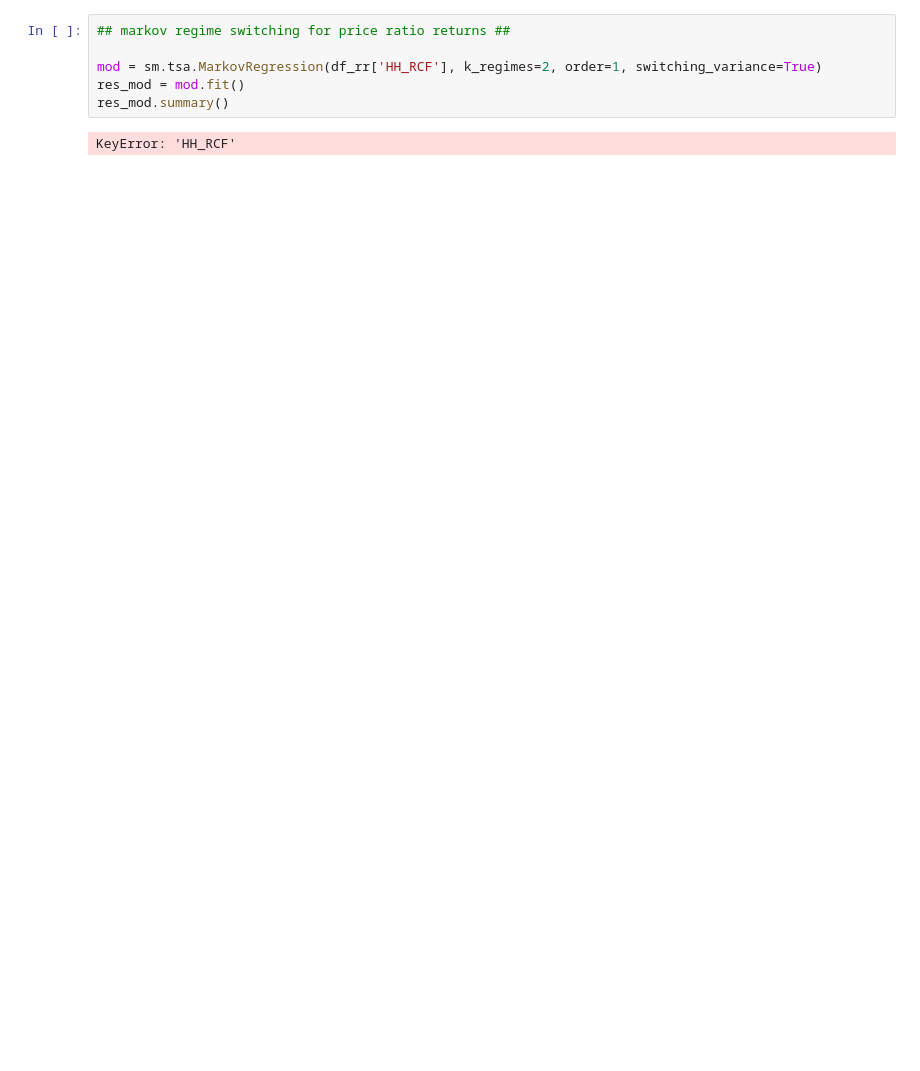
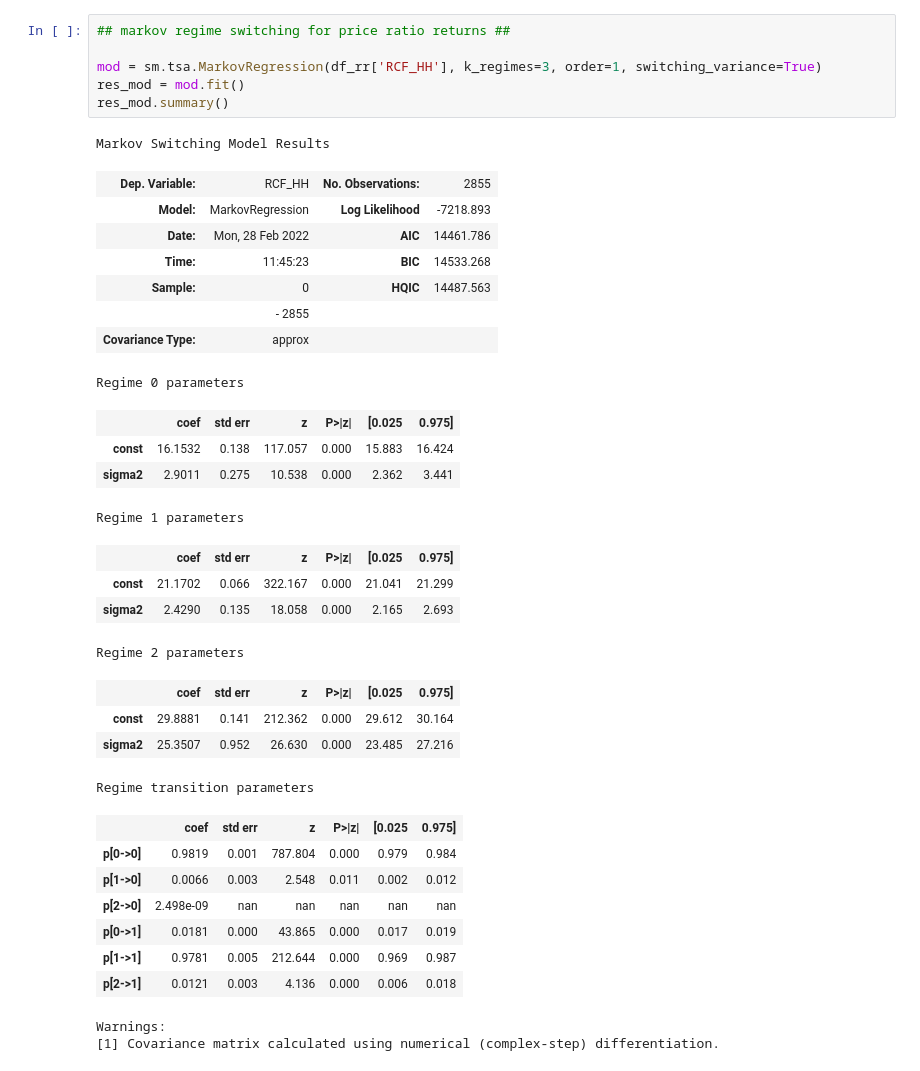
Before and after one commit to joe-ascroft/phd, a Jupyter notebook: jupyter code/metrics/markov-switching-ratios.ipynb, the cells around one changed output. Saved outputs shown, nothing was run; the diff lists cells and outputs as text; blank space fills up the shorter version.

Commit message:
model update

```diff
--- a/jupyter code/metrics/markov-switching-ratios.ipynb
+++ b/jupyter code/metrics/markov-switching-ratios.ipynb
@@ -38,10 +38,39 @@ print(df_rr)
 # %%
 ## markov regime switching for price ratio returns ##
 
-mod = sm.tsa.MarkovRegression(df_rr['HH_RCF'], k_regimes=2, order=1, switching_variance=True)
+mod = sm.tsa.MarkovRegression(df_rr['RCF_HH'], k_regimes=3, order=1, switching_variance=True)
 res_mod = mod.fit()
 res_mod.summary()
 # %% [output]
-KeyError: 'HH_RCF'
+Markov Switching Model Results
+| Dep. Variable: | RCF_HH | No. Observations: | 2855 |
+| Model: | MarkovRegression | Log Likelihood | -7218.893 |
+| Date: | Mon, 28 Feb 2022 | AIC | 14461.786 |
+| Time: | 11:45:23 | BIC | 14533.268 |
+| Sample: | 0 | HQIC | 14487.563 |
+|  | - 2855 |  |  |
+| Covariance Type: | approx |  |  |
+Regime 0 parameters
+|  | coef | std err | z | P>|z| | [0.025 | 0.975] |
+| const | 16.1532 | 0.138 | 117.057 | 0.000 | 15.883 | 16.424 |
+| sigma2 | 2.9011 | 0.275 | 10.538 | 0.000 | 2.362 | 3.441 |
+Regime 1 parameters
+|  | coef | std err | z | P>|z| | [0.025 | 0.975] |
+| const | 21.1702 | 0.066 | 322.167 | 0.000 | 21.041 | 21.299 |
+| sigma2 | 2.4290 | 0.135 | 18.058 | 0.000 | 2.165 | 2.693 |
+Regime 2 parameters
+|  | coef | std err | z | P>|z| | [0.025 | 0.975] |
+| const | 29.8881 | 0.141 | 212.362 | 0.000 | 29.612 | 30.164 |
+| sigma2 | 25.3507 | 0.952 | 26.630 | 0.000 | 23.485 | 27.216 |
+Regime transition parameters
+|  | coef | std err | z | P>|z| | [0.025 | 0.975] |
+| p[0->0] | 0.9819 | 0.001 | 787.804 | 0.000 | 0.979 | 0.984 |
+| p[1->0] | 0.0066 | 0.003 | 2.548 | 0.011 | 0.002 | 0.012 |
+| p[2->0] | 2.498e-09 | nan | nan | nan | nan | nan |
+| p[0->1] | 0.0181 | 0.000 | 43.865 | 0.000 | 0.017 | 0.019 |
+| p[1->1] | 0.9781 | 0.005 | 212.644 | 0.000 | 0.969 | 0.987 |
+| p[2->1] | 0.0121 | 0.003 | 4.136 | 0.000 | 0.006 | 0.018 |
+Warnings:
+[1] Covariance matrix calculated using numerical (complex-step) differentiation.
 # %%
 print(res_mod.summary().as_latex())
```
Also changed, not shown: parts of 4 cells of this notebook, 2 other files.
